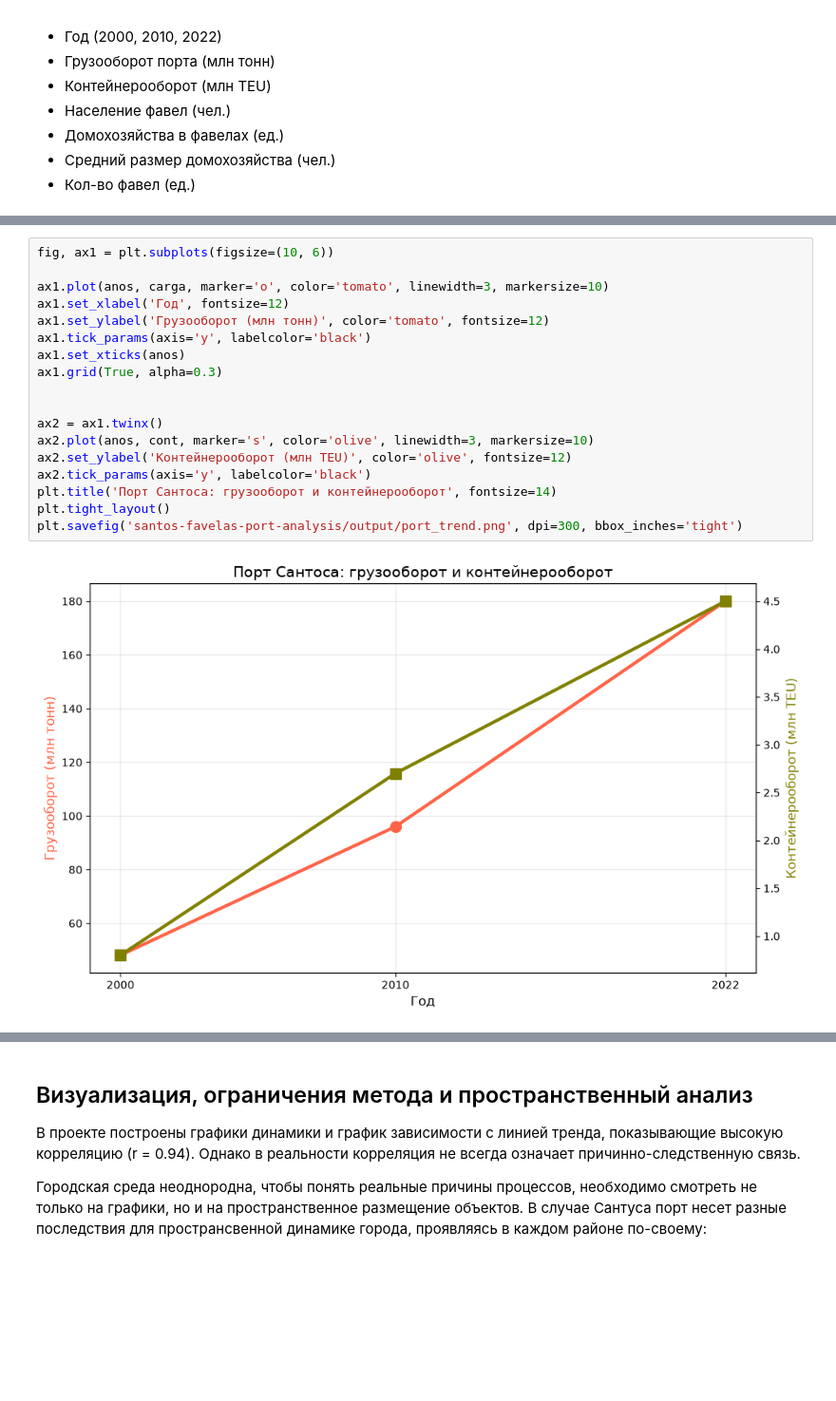
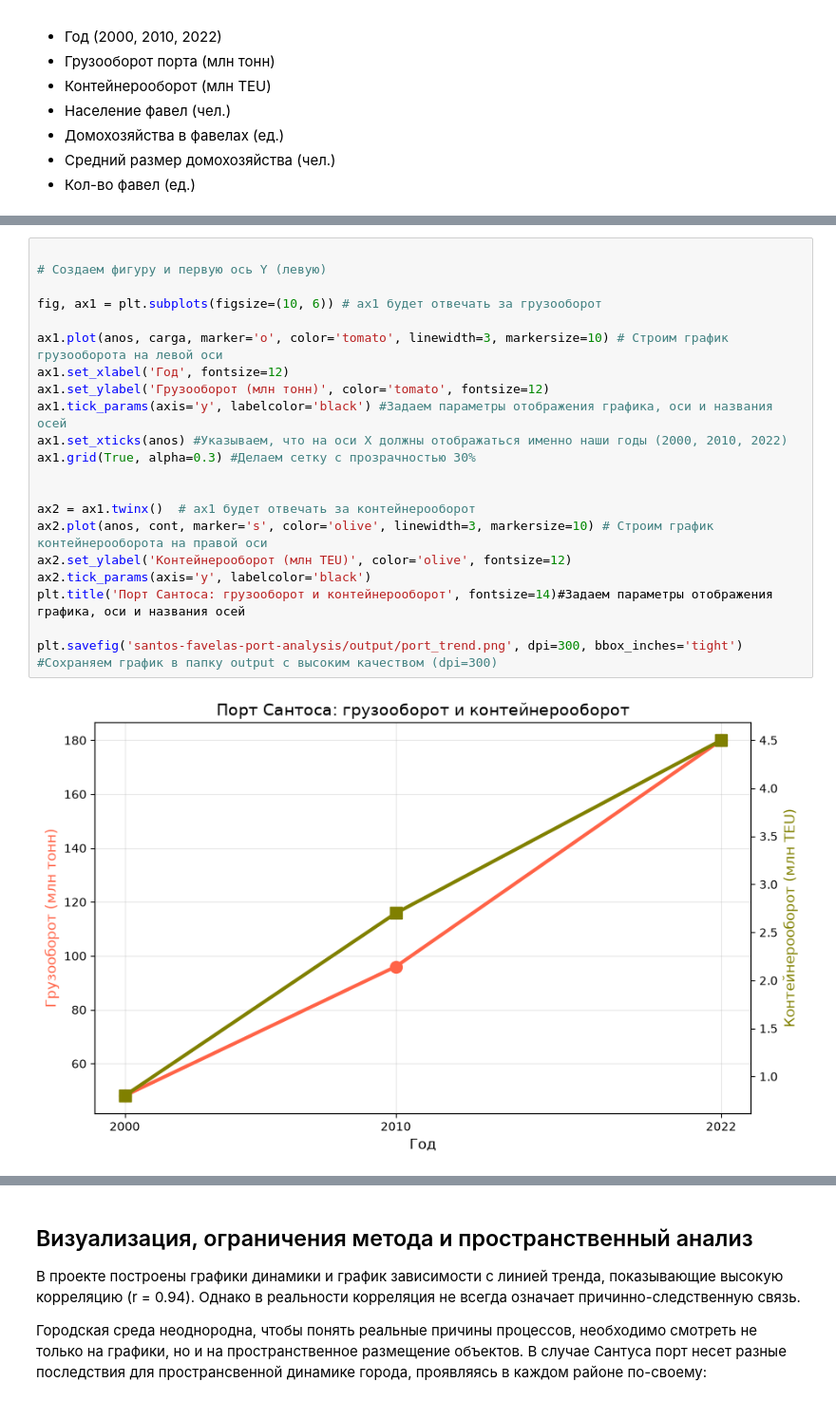
Before and after one commit to awembo/santos-favelas-port-analysis-Basyrov, a Jupyter notebook: notebooks/santos_analysis.ipynb, the cells around one changed output, grey strips where cells are left out. Shown at 95% size. Cells and saved outputs as stored; diff of their text form; blank space fills up the shorter version.

```diff
--- a/notebooks/santos_analysis.ipynb
+++ b/notebooks/santos_analysis.ipynb
@@ -72,23 +72,26 @@ plt.savefig('santos-favelas-port-analysis/output/fav_trend.png', dpi=300, bbox_i
 # %% [output]
 [figure]
 # %%
-fig, ax1 = plt.subplots(figsize=(10, 6))
 
-ax1.plot(anos, carga, marker='o', color='tomato', linewidth=3, markersize=10)
+# Создаем фигуру и первую ось Y (левую)
+
+fig, ax1 = plt.subplots(figsize=(10, 6)) # ax1 будет отвечать за грузооборот
+
+ax1.plot(anos, carga, marker='o', color='tomato', linewidth=3, markersize=10) # Строим график грузооборота на левой оси
 ax1.set_xlabel('Год', fontsize=12)
 ax1.set_ylabel('Грузооборот (млн тонн)', color='tomato', fontsize=12)
-ax1.tick_params(axis='y', labelcolor='black')
-ax1.set_xticks(anos)
-ax1.grid(True, alpha=0.3)
+ax1.tick_params(axis='y', labelcolor='black') #Задаем параметры отображения графика, оси и названия осей
+ax1.set_xticks(anos) #Указываем, что на оси X должны отображаться именно наши годы (2000, 2010, 2022)
+ax1.grid(True, alpha=0.3) #Делаем сетку с прозрачностью 30%
 
 
-ax2 = ax1.twinx()
-ax2.plot(anos, cont, marker='s', color='olive', linewidth=3, markersize=10)
+ax2 = ax1.twinx()  # ax1 будет отвечать за контейнерооборот
+ax2.plot(anos, cont, marker='s', color='olive', linewidth=3, markersize=10) # Строим график контейнерооборота на правой оси
 ax2.set_ylabel('Контейнерооборот (млн TEU)', color='olive', fontsize=12)
 ax2.tick_params(axis='y', labelcolor='black')
-plt.title('Порт Сантоса: грузооборот и контейнерооборот', fontsize=14)
-plt.tight_layout()
-plt.savefig('santos-favelas-port-analysis/output/port_trend.png', dpi=300, bbox_inches='tight')
+plt.title('Порт Сантоса: грузооборот и контейнерооборот', fontsize=14)#Задаем параметры отображения графика, оси и названия осей
+
+plt.savefig('santos-favelas-port-analysis/output/port_trend.png', dpi=300, bbox_inches='tight') #Сохраняем график в папку output с высоким качеством (dpi=300)
 # %% [output]
-[figure, old version]
+[figure, new version]
 # %%
```
Also changed, not shown: parts of 5 cells of this notebook.
